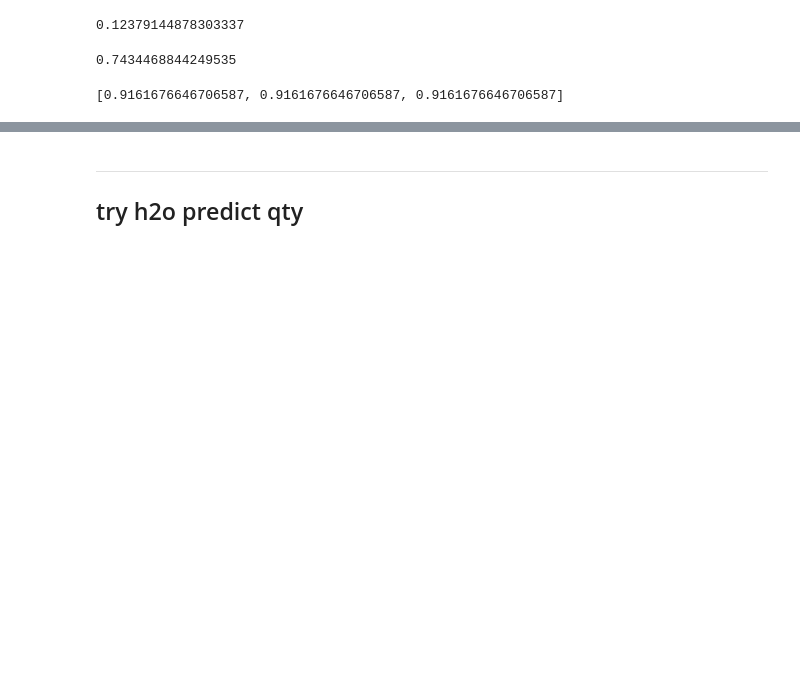
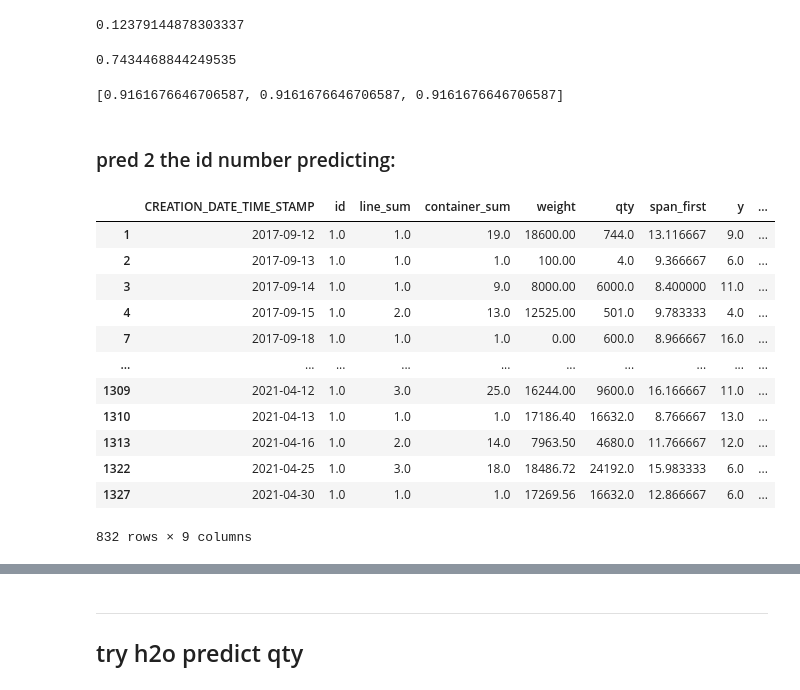
Before and after one commit to fyenne/play3_timeseries, a Jupyter notebook: first_receipt_predict_if_only_fas.ipynb, the cells around one changed output, grey strips where cells are left out. Drawn from its saved outputs; the diff is of its cells as text; code cells hidden in the pictures; blank space fills up the shorter version.

```diff
--- a/first_receipt_predict_if_only_fas.ipynb
+++ b/first_receipt_predict_if_only_fas.ipynb
@@ -362,0 +316,3 @@ train_first = train_first.drop('creat_time', axis = 1)
+# %%
+train_fin, train_first = span_mani(train_fin, train_first)
+test_fin, test_first   = span_mani(test_fin, test_first)
@@ -477,3 +438,34 @@ acc_score_data2 = [1 if i>lb_prophet_result['yhat'].std() \
 [accuracy_score(x_test1['y'],i) for i in [acc_score_data, acc_score_data1, acc_score_data2]]
 # %% [output]
 [0.9161676646706587, 0.9161676646706587, 0.9161676646706587]
+# %% [markdown]
+### pred 2 the id number predicting:
+# %%
+# pred 2 the id number predicting:
+id_cnt_train = train_first.copy()
+id_cnt_train = id_cnt_train[id_cnt_train['dif'] != 0]
+id_cnt_train['y'] = train_full['id']
+"""
+[4.806768544455207, 1.1680515078598923]
+[7.133413104312447, 0.6253522370101863]  # id
+"""
+# id_cnt_train['y'] = train_full['line_sum']
+
+"""
+[16.60773539220494, 0.6975939132491072] # line_sum
+"""
+id_cnt_train
+# %% [output]
+|  | CREATION_DATE_TIME_STAMP | id | line_sum | container_sum | weight | qty | span_first | y | ... |
+| 1 | 2017-09-12 | 1.0 | 1.0 | 19.0 | 18600.00 | 744.0 | 13.116667 | 9.0 | ... |
+| 2 | 2017-09-13 | 1.0 | 1.0 | 1.0 | 100.00 | 4.0 | 9.366667 | 6.0 | ... |
+| 3 | 2017-09-14 | 1.0 | 1.0 | 9.0 | 8000.00 | 6000.0 | 8.400000 | 11.0 | ... |
+| 4 | 2017-09-15 | 1.0 | 2.0 | 13.0 | 12525.00 | 501.0 | 9.783333 | 4.0 | ... |
+| 7 | 2017-09-18 | 1.0 | 1.0 | 1.0 | 0.00 | 600.0 | 8.966667 | 16.0 | ... |
+| ... | ... | ... | ... | ... | ... | ... | ... | ... | ... |
+| 1309 | 2021-04-12 | 1.0 | 3.0 | 25.0 | 16244.00 | 9600.0 | 16.166667 | 11.0 | ... |
+| 1310 | 2021-04-13 | 1.0 | 1.0 | 1.0 | 17186.40 | 16632.0 | 8.766667 | 13.0 | ... |
+| 1313 | 2021-04-16 | 1.0 | 2.0 | 14.0 | 7963.50 | 4680.0 | 11.766667 | 12.0 | ... |
+| 1322 | 2021-04-25 | 1.0 | 3.0 | 18.0 | 18486.72 | 24192.0 | 15.983333 | 6.0 | ... |
+| 1327 | 2021-04-30 | 1.0 | 1.0 | 1.0 | 17269.56 | 16632.0 | 12.866667 | 6.0 | ... |
+832 rows × 9 columns
```
Also changed, not shown: parts of 61 cells of this notebook.
